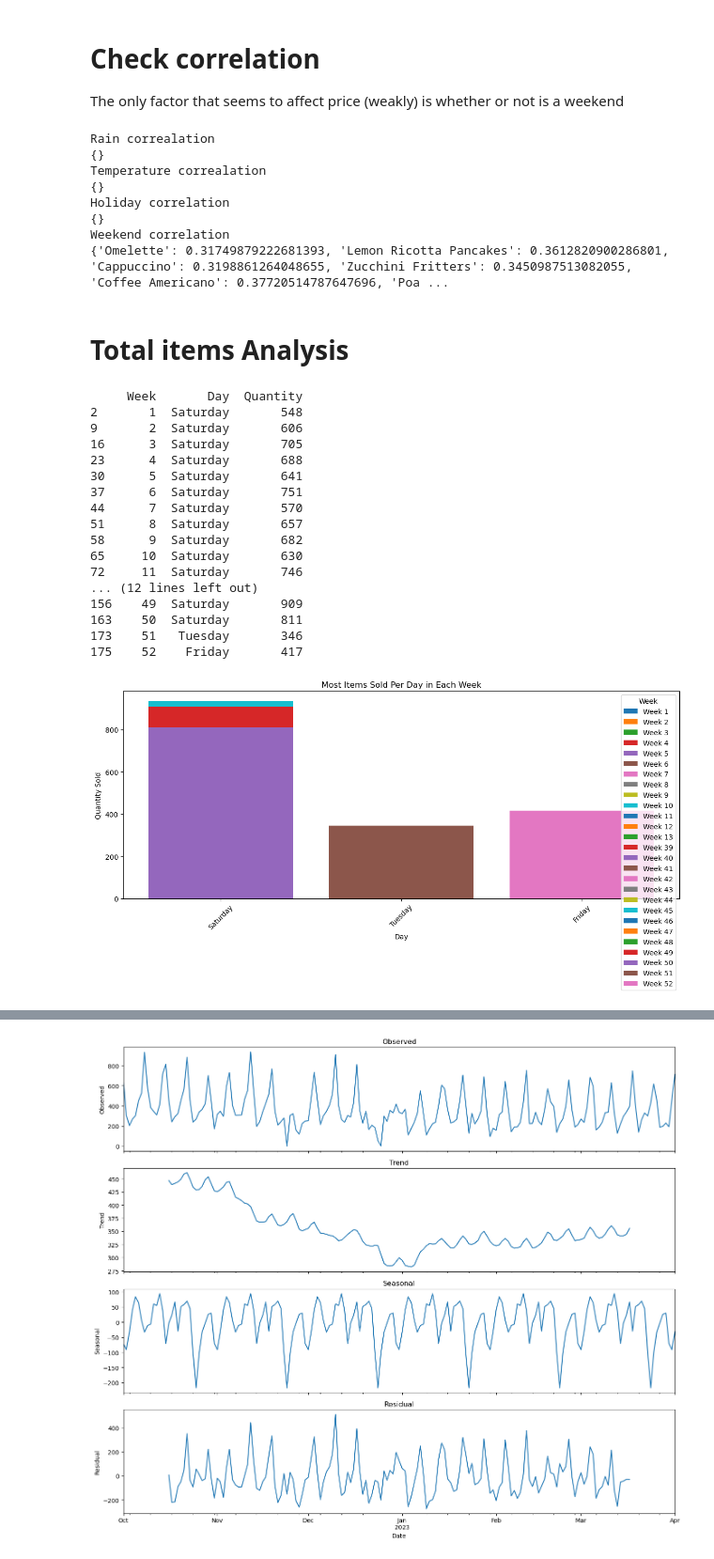
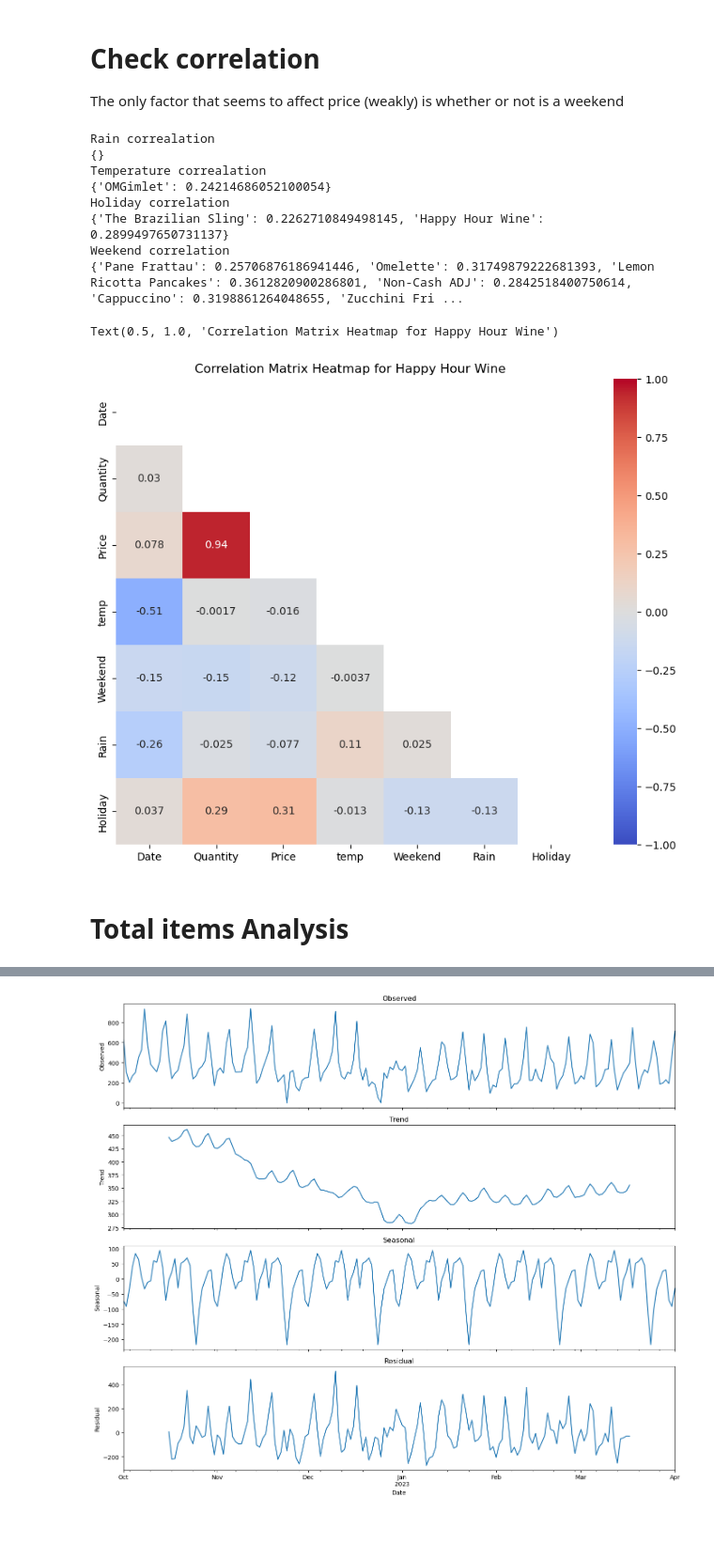
Before and after one commit to evaristo-va/restaurants-project, a Jupyter notebook: Final-project-restaurants_new.ipynb, the cells around one changed output, grey strips where cells are left out. Shown at 94% size. Cells and saved outputs as stored; diff of their text form; code cells hidden in the pictures; blank space fills up the shorter version.

```diff
--- a/Final-project-restaurants_new.ipynb
+++ b/Final-project-restaurants_new.ipynb
@@ -210,79 +225,61 @@ categories2=[category for category in categories if len(df_hourly_dict[category]
 Corr_weekend={}
 Corr_Rain={}
 Corr_Holiday={}
 Corr_temp={}
 
 for category in categories2:
 
     coeff=df_hourly_dict[category]['Quantity'].corr(df_hourly_dict[category]['Weekend'])
-    if coeff>0.3:
+    if coeff>0.20:
         Corr_weekend[category]=coeff
     coeff=df_hourly_dict[category]['Quantity'].corr(df_hourly_dict[category]['temp'])
-    if coeff>0.3:
+    if coeff>0.2:
         Corr_temp[category]=coeff
     coeff=df_hourly_dict[category]['Quantity'].corr(df_hourly_dict[category]['Rain'])
-    if coeff>0.3:
+    if coeff>0.2:
         Corr_Rain[category]=coeff
     coeff=df_hourly_dict[category]['Quantity'].corr(df_hourly_dict[category]['Holiday'])
-    if coeff>0.3:
+    if coeff>0.2:
         Corr_Holiday[category]=coeff
 
 print("Rain correalation")
 print(Corr_Rain)
 print("Temperature correalation")
 print(Corr_temp)
 print("Holiday correlation")
 print(Corr_Holiday)
 print("Weekend correlation")
 print(Corr_weekend)
+
+
+def assign_zero(matrix, threshold):
+    # Create a copy of the matrix to avoid modifying the original
+    result = matrix.copy()
+    # Assign 0 to elements smaller than the threshold
+    result[result < threshold] = 0
+    return result
+
+
+item='Happy Hour Wine'
+corr_matrix = df_hourly_dict[item].drop(columns=['Week']).corr()
+#corr_matrix = assign_zero(df_hourly_dict[item].corr(),0.2)
+mask = np.triu(np.ones_like(corr_matrix, dtype=bool))
+# Create a heatmap
+plt.figure(figsize=(10, 8))
+sns.heatmap(corr_matrix, annot=True, mask=mask, cmap='coolwarm', vmin=-1, vmax=1)
+plt.gcf().set_facecolor('none')
+# Add title
+plt.title(f'Correlation Matrix Heatmap for {item}')
 # %% [output]
 Rain correalation
 {}
 Temperature correalation
-{}
+{'OMGimlet': 0.24214686052100054}
 Holiday correlation
-{}
+{'The Brazilian Sling': 0.2262710849498145, 'Happy Hour Wine': 0.2899497650731137}
 Weekend correlation
-{'Omelette': 0.31749879222681393, 'Lemon Ricotta Pancakes': 0.3612820900286801, 'Cappuccino': 0.3198861264048655, 'Zucchini Fritters': 0.3450987513082055, 'Coffee Americano': 0.37720514787647696, 'Poa ...
+{'Pane Frattau': 0.25706876186941446, 'Omelette': 0.31749879222681393, 'Lemon Ricotta Pancakes': 0.3612820900286801, 'Non-Cash ADJ': 0.2842518400750614, 'Cappuccino': 0.3198861264048655, 'Zucchini Fri ...
+Text(0.5, 1.0, 'Correlation Matrix Heatmap for Happy Hour Wine')
+[figure, added]
 # %% [markdown]
 # Total items Analysis
-# %%
-df['Week'] = df['Date'].dt.isocalendar().week
-df['Day'] = df['Date'].dt.day_name()
-
-weekly_sales = df.groupby(['Week', 'Day']).agg({'Quantity': 'sum'}).reset_index()
-
-most_items_sold_per_week = weekly_sales.loc[weekly_sales.groupby('Week')['Quantity'].idxmax()]
-
-print(most_items_sold_per_week)
-
-fig, ax = plt.subplots(figsize=(12, 6))
-for week in most_items_sold_per_week['Week'].unique():
-    week_data = most_items_sold_per_week[most_items_sold_per_week['Week'] == week]
-    ax.bar(week_data['Day'], week_data['Quantity'], label=f'Week {week}')
-ax.set_title('Most Items Sold Per Day in Each Week')
-ax.set_xlabel('Day')
-ax.set_ylabel('Quantity Sold')
-ax.legend(title='Week')
-plt.xticks(rotation=45)
-plt.tight_layout()
-plt.show()
-# %% [output]
-     Week       Day  Quantity
-2       1  Saturday       548
-9       2  Saturday       606
-16      3  Saturday       705
-23      4  Saturday       688
-30      5  Saturday       641
-37      6  Saturday       751
-44      7  Saturday       570
-51      8  Saturday       657
-58      9  Saturday       682
-65     10  Saturday       630
-72     11  Saturday       746
-... (12 lines left out)
-156    49  Saturday       909
-163    50  Saturday       811
-173    51   Tuesday       346
-175    52    Friday       417
-[figure, removed]
```
Also changed, not shown: parts of 39 cells of this notebook.
